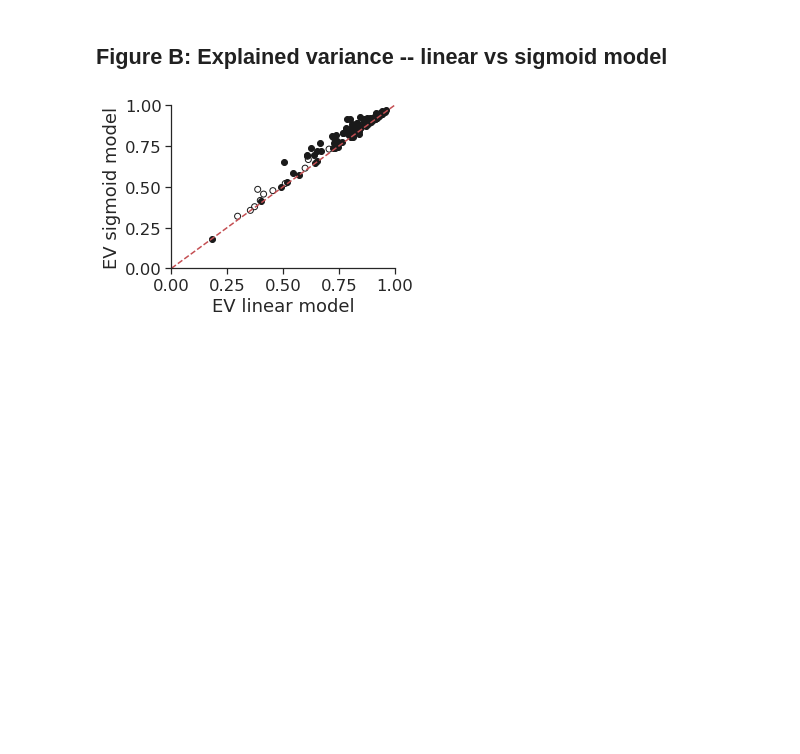
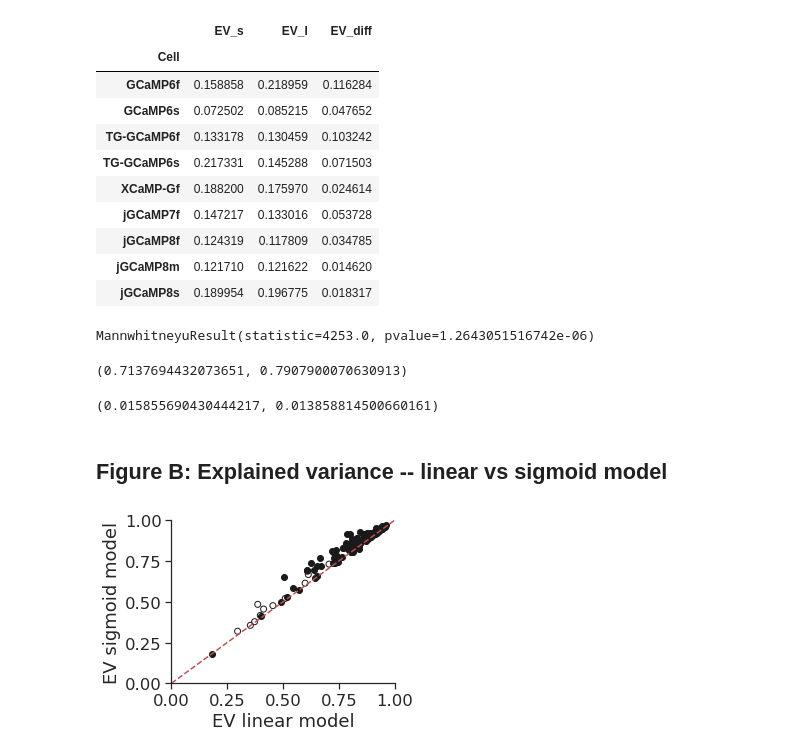
Before and after one commit to zqwei/Spike2Fluorescence_jGCaMP8, a Jupyter notebook: Explained_variance_fits.ipynb, the cells around one changed output. Saved outputs shown, nothing was run; the diff lists cells and outputs as text; code cells hidden in the pictures; blank space fills up the shorter version.

```diff
--- a/Explained_variance_fits.ipynb
+++ b/Explained_variance_fits.ipynb
@@ -19,0 +34,14 @@ sensor8_df_sub = sensor8_df[sensor8_df['Cell'].str.contains('jGCaMP8')]
+# %%
+sensor_df.groupby('Cell').std()
+# %% [output]
+|  | EV_s | EV_l | EV_diff |
+| Cell |  |  |  |
+| GCaMP6f | 0.158858 | 0.218959 | 0.116284 |
+| GCaMP6s | 0.072502 | 0.085215 | 0.047652 |
+| TG-GCaMP6f | 0.133178 | 0.130459 | 0.103242 |
+| TG-GCaMP6s | 0.217331 | 0.145288 | 0.071503 |
+| XCaMP-Gf | 0.188200 | 0.175970 | 0.024614 |
+| jGCaMP7f | 0.147217 | 0.133016 | 0.053728 |
+| jGCaMP8f | 0.124319 | 0.117809 | 0.034785 |
+| jGCaMP8m | 0.121710 | 0.121622 | 0.014620 |
+| jGCaMP8s | 0.189954 | 0.196775 | 0.018317 |
@@ -20,3 +53,15 @@ sensor8_df_sub = sensor8_df[sensor8_df['Cell'].str.contains('jGCaMP8')]
+# %%
+mannwhitneyu(EV_s_8f['EV_l'], EV_s_other['EV_l'])
+# %% [output]
+MannwhitneyuResult(statistic=4253.0, pvalue=1.2643051516742e-06)
+# %%
+EV_s_other['EV_l'].mean(), EV_s_8f['EV_l'].mean()
+# %% [output]
+(0.7137694432073651, 0.7907900070630913)
+# %%
+EV_s_other['EV_l'].std()/np.sqrt(len(EV_s_other)), EV_s_8f['EV_l'].std()/np.sqrt(len(EV_s_8f))
+# %% [output]
+(0.015855690430444217, 0.013858814500660161)
 # %% [markdown]
 ## Figure B: Explained variance -- linear vs sigmoid model
 # %%
```
Also changed, not shown: parts of 3 cells of this notebook, 1 other file.
